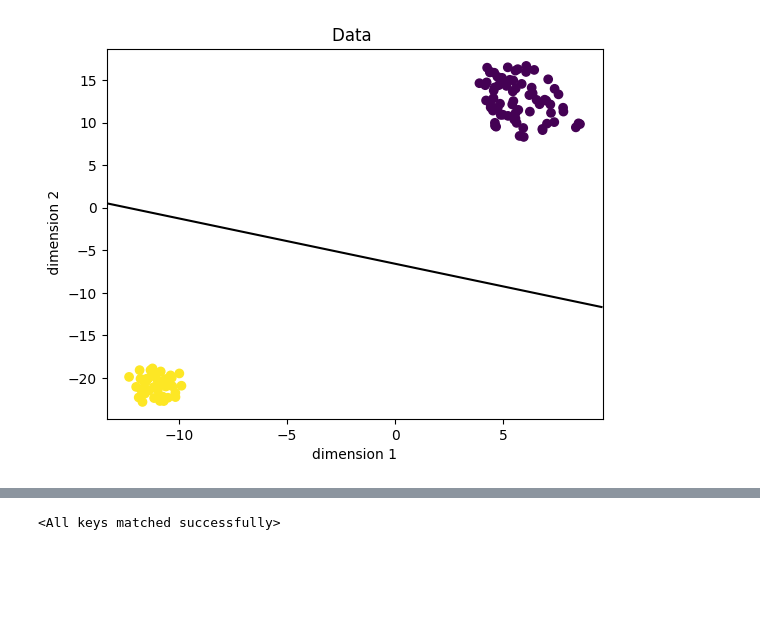
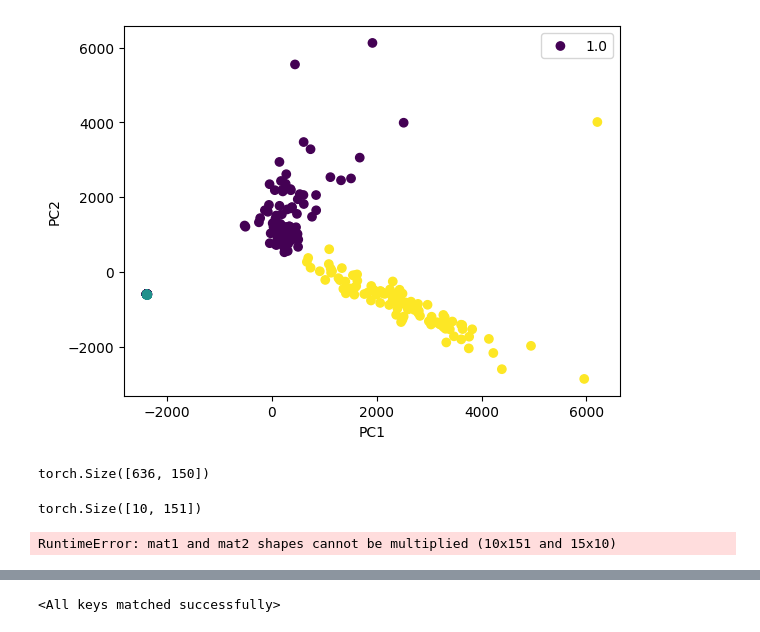
Before and after one commit to StefRodopCodes94/CounterFactual-VAE, a Jupyter notebook: Model/VAE.ipynb, the cells around one changed output, grey strips where cells are left out. Cells and saved outputs as stored; diff of their text form; code cells hidden in the pictures; blank space fills up the shorter version.

```diff
--- a/Model/VAE.ipynb
+++ b/Model/VAE.ipynb
@@ -116,23 +72,0 @@ plt.show()
-# %%
-clf = LogisticRegression(random_state=42, max_iter=1000)
-clf.fit(X_tsne, y_train)
-# Create a scatter plot of the latent space coordinates, color-coded by group
-plt.scatter(X_tsne[:, 0], X_tsne[:, 1], c = y_train )
-
-# Add axis labels and a title
-plt.xlabel( 'dimension 1')
-plt.ylabel(' dimension 2')
-plt.title('Data ')
-
-# Add the decision boundaries to the plot
-xlim = plt.xlim()
-ylim = plt.ylim()
-xx, yy = np.meshgrid(np.linspace(*xlim, num=100), np.linspace(*ylim, num=100))
-Z = clf.decision_function(np.c_[xx.ravel(), yy.ravel()])
-Z = Z.reshape(xx.shape)
-plt.contour(xx, yy, Z, colors='k', levels=[0], linestyles=['-'])
-
-# Show the plot
-plt.show()
-# %% [output]
-[figure, removed]
@@ -139,3 +92,25 @@ plt.show()
+# %%
+
+
+# Load your data into a numpy array called X
+X = np.loadtxt("test", delimiter=",")
+y = np.loadtxt("TestL")
+
+# Separate your class labels from your feature data
+
+
+# Apply PCA to reduce the dimensionality of your data to 2 dimensions
+pca = PCA(n_components=2)
+X_pca = pca.fit_transform(X)
+
+# Plot your data in 2 dimensions, colored by class label
+plt.scatter(X_pca[:, 0], X_pca[:, 1], c=y)
+plt.legend(y)
+plt.xlabel("PC1")
+plt.ylabel("PC2")
+plt.show()
+# %% [output]
+[figure, added]
 # %%
 class VAE(nn.Module):
     def __init__(self, input_dim, hidden_dim, z_dim):
@@ -173,0 +260,11 @@ class VAE(nn.Module):
+# %%
+data.shape
+# %% [output]
+torch.Size([636, 150])
+# %%
+model = VAE(10,2, 10,5)
+optimizer = torch.optim.Adam(model.parameters(), lr=1e-5)
+train_multiclass_vae(model,dataloader,optimizer,5)
+# %% [output]
+torch.Size([10, 151])
+RuntimeError: mat1 and mat2 shapes cannot be multiplied (10x151 and 15x10)
```
Also changed, not shown: parts of 25 cells of this notebook, 3 other files.
